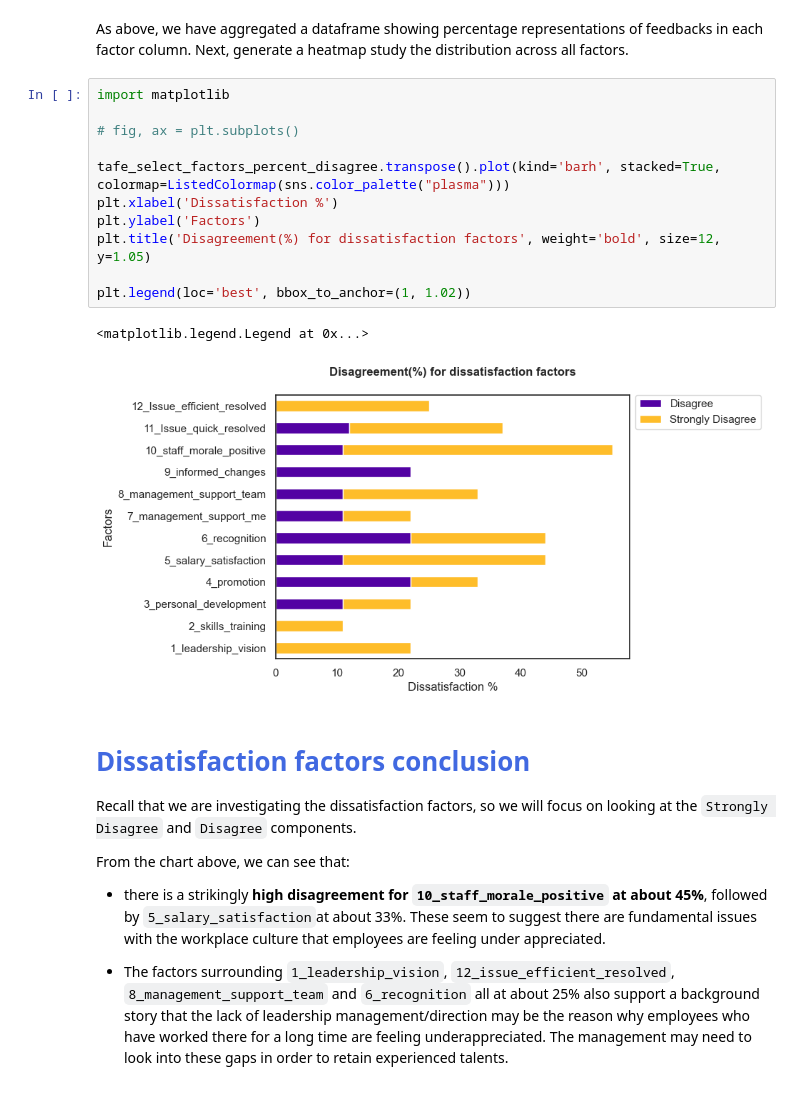
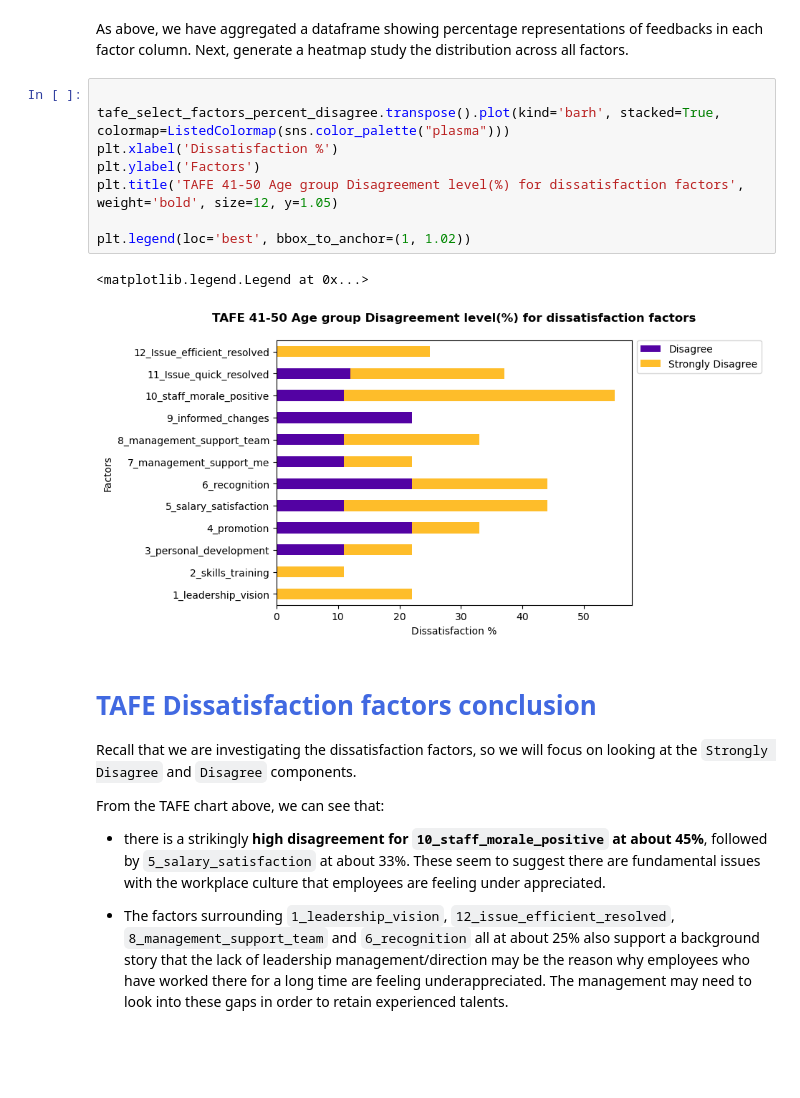
Before and after one commit to yanchooy/exitsurvey, a Jupyter notebook: exit survey.ipynb, the cells around one changed output. Saved outputs shown, nothing was run; the diff lists cells and outputs as text; blank space fills up the shorter version.

```diff
--- a/exit survey.ipynb
+++ b/exit survey.ipynb
@@ -1057,26 +1072,23 @@ tafe_select_factors_percent_disagree
 # %% [markdown]
 As above, we have aggregated a dataframe showing percentage representations of feedbacks in each factor column. Next, generate a heatmap study the distribution across all factors.
 # %%
-import matplotlib
-
-# fig, ax = plt.subplots()
 
 tafe_select_factors_percent_disagree.transpose().plot(kind='barh', stacked=True, colormap=ListedColormap(sns.color_palette("plasma")))
 plt.xlabel('Dissatisfaction %')
 plt.ylabel('Factors')
-plt.title('Disagreement(%) for dissatisfaction factors', weight='bold', size=12, y=1.05)
+plt.title('TAFE 41-50 Age group Disagreement level(%) for dissatisfaction factors', weight='bold', size=12, y=1.05)
 
 plt.legend(loc='best', bbox_to_anchor=(1, 1.02))
 # %% [output]
 <matplotlib.legend.Legend at 0x...>
-[figure, old version]
+[figure, new version]
 # %% [markdown]
-# <font color='royalblue'>Dissatisfaction factors conclusion</font>
+# <font color='royalblue'>TAFE Dissatisfaction factors conclusion</font>
 
 Recall that we are investigating the dissatisfaction factors, so we will focus on looking at the `Strongly Disagree` and `Disagree` components.
 
-From the chart above, we can see that:
+From the TAFE chart above, we can see that:
 
-* there is a strikingly **high disagreement for `10_staff_morale_positive` at about 45%**, followed by `5_salary_satisfaction`at about 33%. These seem to suggest there are fundamental issues with the workplace culture that employees are feeling under appreciated.
+* there is a strikingly **high disagreement for `10_staff_morale_positive` at about 45%**, followed by `5_salary_satisfaction` at about 33%. These seem to suggest there are fundamental issues with the workplace culture that employees are feeling under appreciated.
 
 * The factors surrounding `1_leadership_vision`, `12_issue_efficient_resolved`, `8_management_support_team` and `6_recognition` all at about 25% also support a background story that the lack of leadership management/direction may be the reason why employees who have worked there for a long time are feeling underappreciated. The management may need to look into these gaps in order to retain experienced talents.
```
Also changed, not shown: parts of 12 cells of this notebook.
